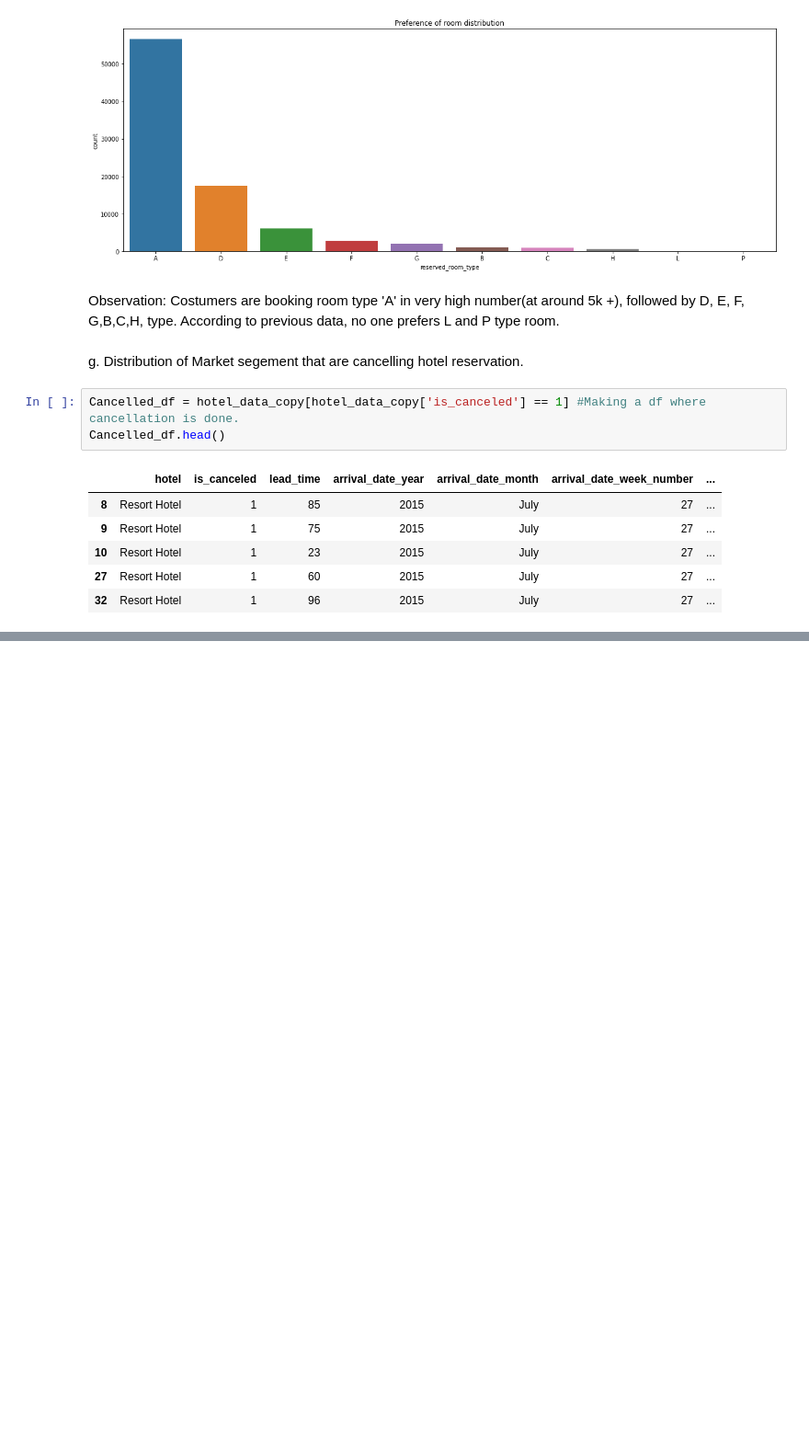
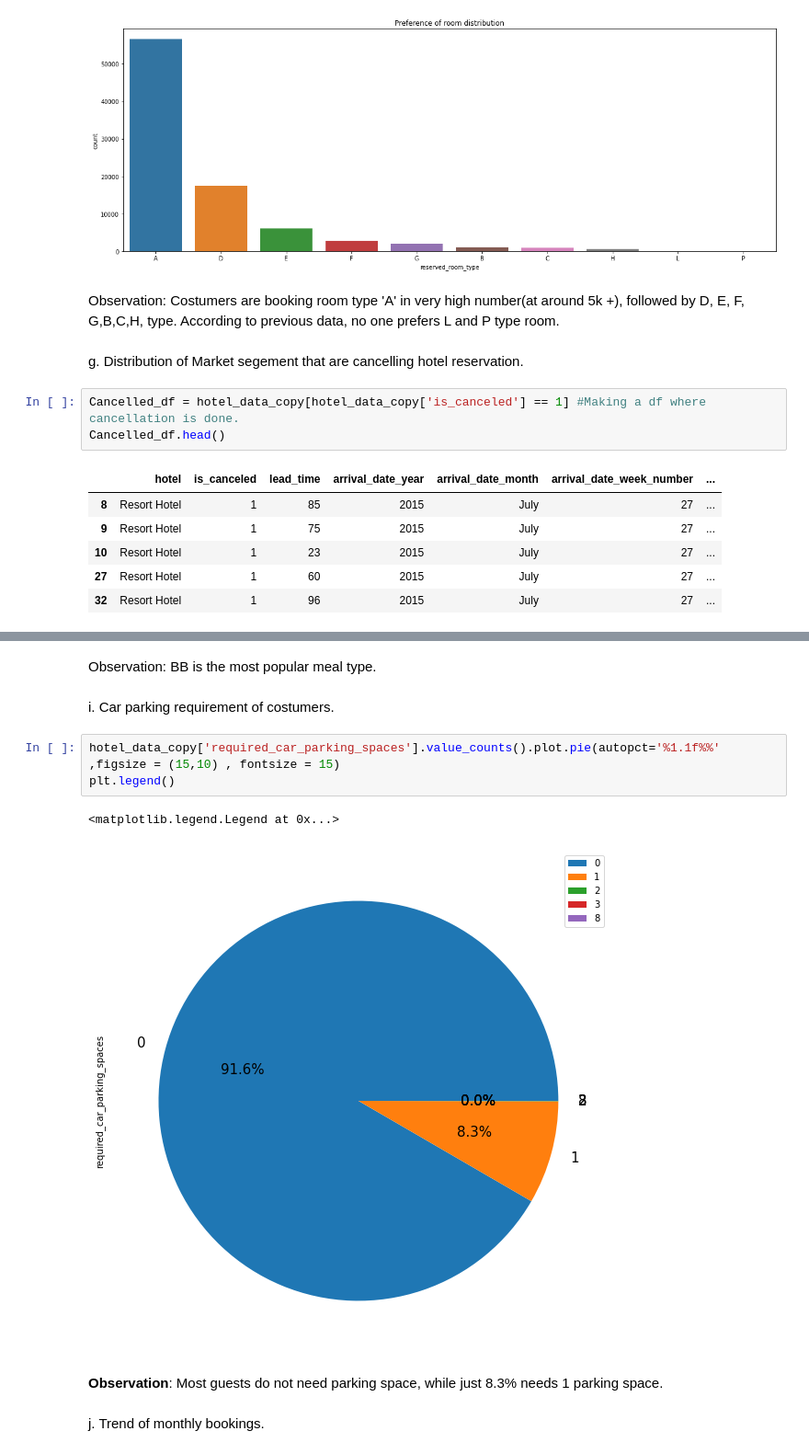
Before and after one commit to akashsinghsharma/almabetter-pythonEDA-project, a Jupyter notebook: Hotel_Booking_Analysis.ipynb, the cells around one changed output, grey strips where cells are left out. Shown at 92% size. Saved outputs shown, nothing was run; the diff lists cells and outputs as text; blank space fills up the shorter version.

```diff
--- a/Hotel_Booking_Analysis.ipynb
+++ b/Hotel_Booking_Analysis.ipynb
@@ -341,0 +378,14 @@ Cancelled_df.head()
+# %% [markdown]
+Observation: BB is the most popular meal type.
+# %% [markdown]
+i. Car parking requirement of costumers.
+# %%
+hotel_data_copy['required_car_parking_spaces'].value_counts().plot.pie(autopct='%1.1f%%' ,figsize = (15,10) , fontsize = 15)
+plt.legend()
+# %% [output]
+<matplotlib.legend.Legend at 0x...>
+[figure, added]
+# %% [markdown]
+**Observation**: Most guests do not need parking space, while just 8.3% needs 1 parking space.
+# %% [markdown]
+j. Trend of monthly bookings.
```
Also changed, not shown: parts of 6 cells of this notebook.
